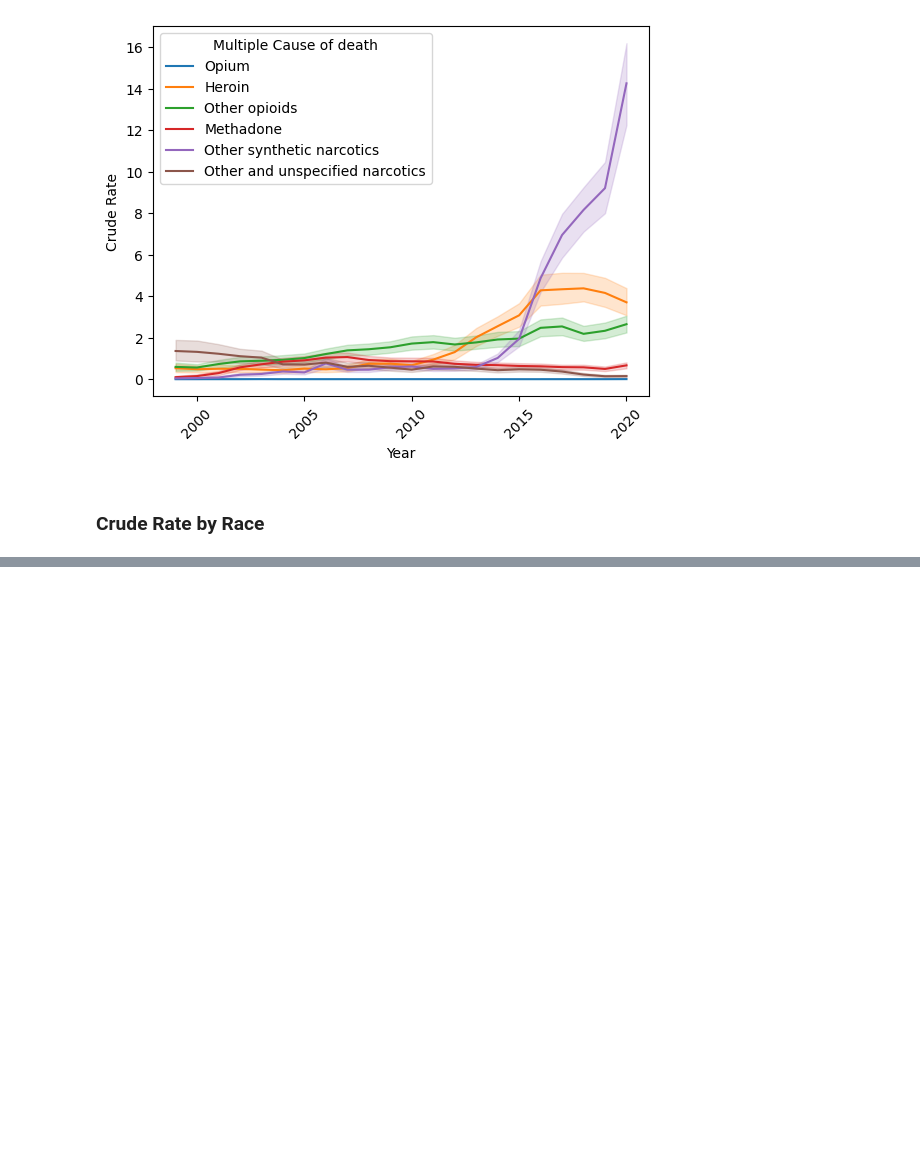
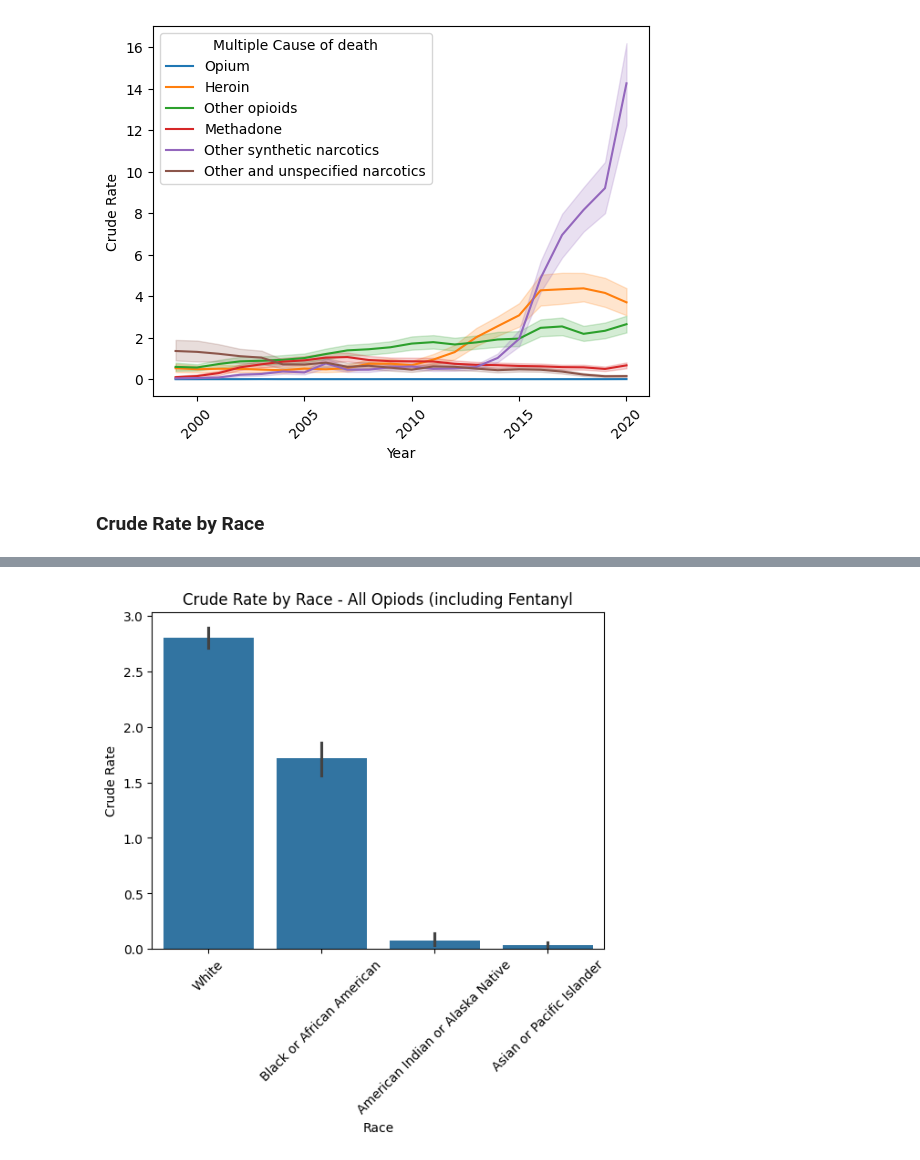
Before and after one commit to jmsarabia/fentanyl_eda, a Jupyter notebook: wonder/Wonder_EDA_Findings.ipynb, the cells around one changed output, grey strips where cells are left out. Saved outputs shown, nothing was run; the diff lists cells and outputs as text; code cells hidden in the pictures; blank space fills up the shorter version.

```diff
--- a/wonder/Wonder_EDA_Findings.ipynb
+++ b/wonder/Wonder_EDA_Findings.ipynb
@@ -75,0 +76,13 @@ plt.savefig(f"{title}.svg", format='svg', bbox_inches="tight")
+# %%
+race_plot = sns.barplot(data=cleaned, x='Race', y='Crude Rate')
+
+for item in race_plot.get_xticklabels():
+    item.set_rotation(45)
+title = 'Crude Rate by Race - All Opiods (including Fentanyl'
+
+race_plot.set(title=title)
+
+# save the plot as PNG file
+plt.savefig(f"{title}.svg", format='svg', bbox_inches="tight")
+# %% [output]
+[figure, added]
```
Also changed, not shown: parts of 1 cell of this notebook, 1 other file.
